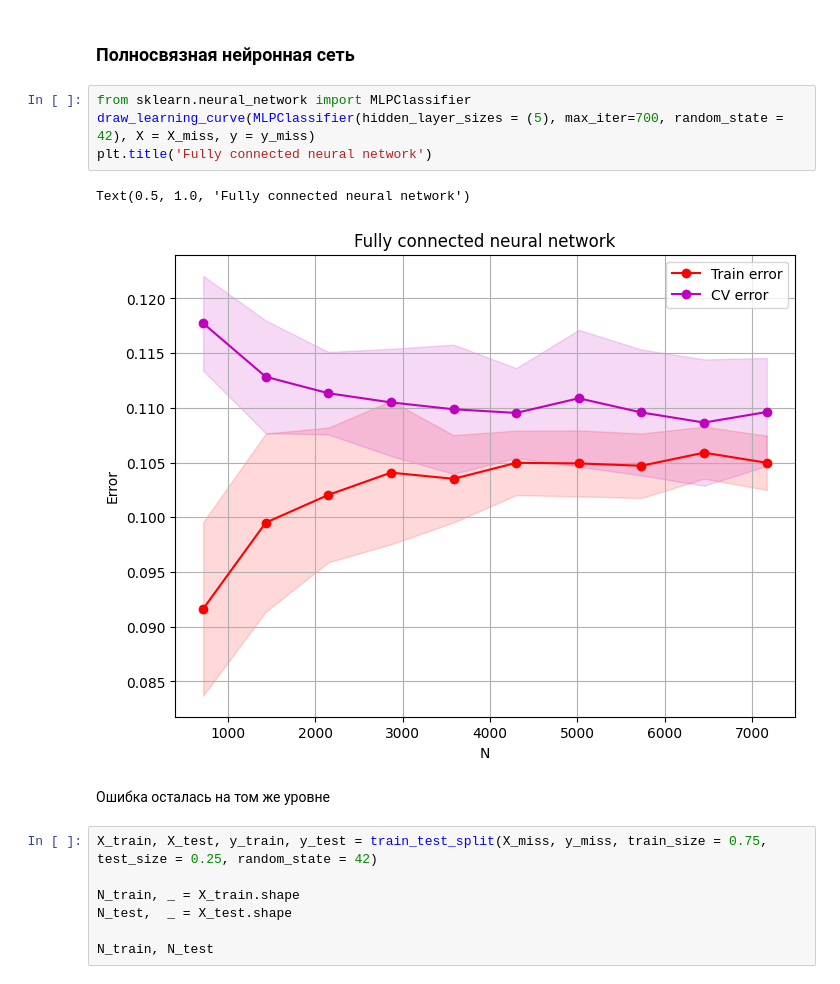
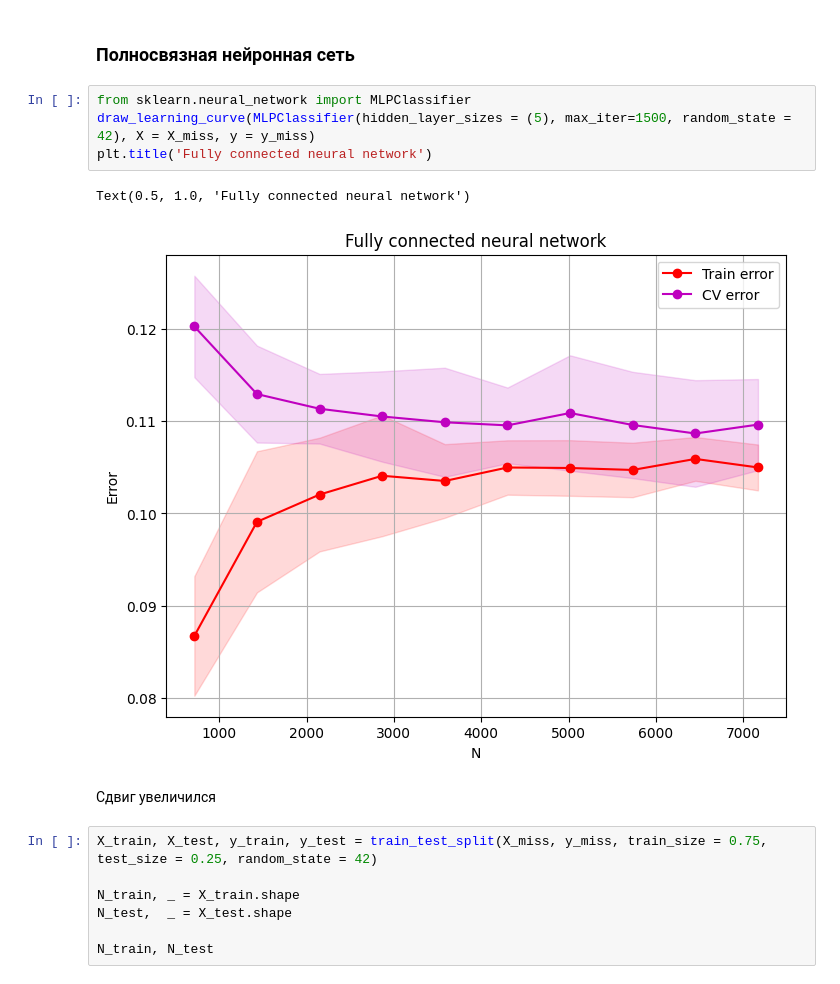
Before and after one commit to EvgenyPinezhanin/ML_2022, a Jupyter notebook: Statistical classification.ipynb, the cells around one changed output. Cells and saved outputs as stored; diff of their text form.

```diff
--- a/Statistical classification.ipynb
+++ b/Statistical classification.ipynb
@@ -820,13 +820,13 @@ ConfusionMatrixDisplay.from_estimator(model, X_test, y_test, cmap=plt.cm.Blues)
 ### Полносвязная нейронная сеть
 # %%
 from sklearn.neural_network import MLPClassifier
-draw_learning_curve(MLPClassifier(hidden_layer_sizes = (5), max_iter=700, random_state = 42), X = X_miss, y = y_miss)
+draw_learning_curve(MLPClassifier(hidden_layer_sizes = (5), max_iter=1500, random_state = 42), X = X_miss, y = y_miss)
 plt.title('Fully connected neural network')
 # %% [output]
 Text(0.5, 1.0, 'Fully connected neural network')
-[figure, old version]
+[figure, new version]
-# %% [markdown]
-Ошибка осталась на том же уровне
+# %% [markdown]
+Сдвиг увеличился
 # %%
 X_train, X_test, y_train, y_test = train_test_split(X_miss, y_miss, train_size = 0.75, test_size = 0.25, random_state = 42)
 
```
Also changed, not shown: parts of 8 cells of this notebook.
